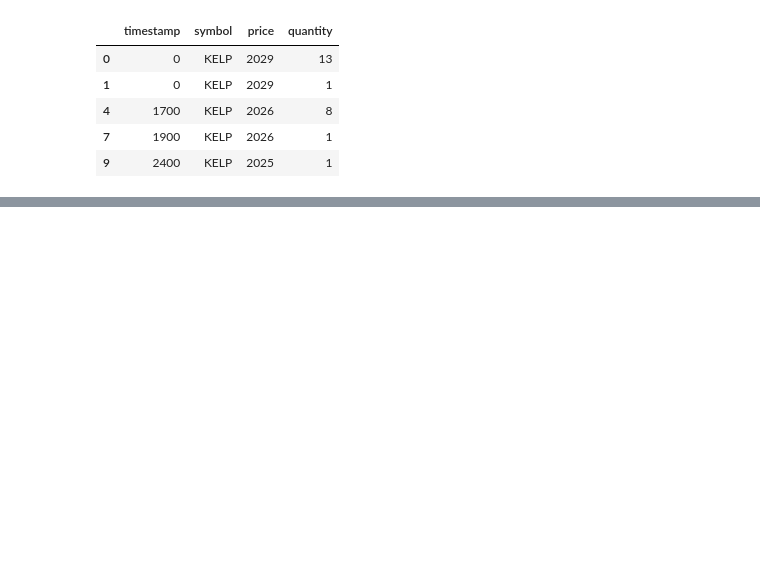
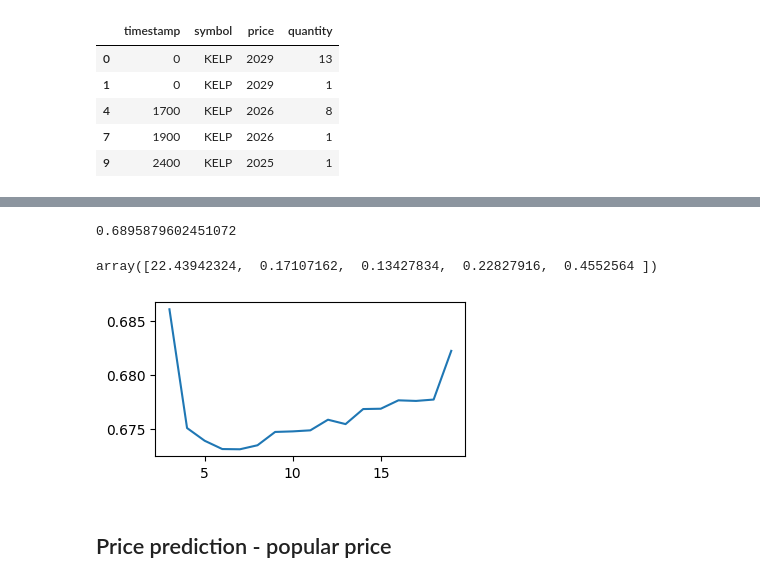
Before and after one commit to aemilani/imc-prosperity-3, a Jupyter notebook: notebooks/tutorial_round.ipynb, the cells around one changed output, grey strips where cells are left out. Drawn from its saved outputs; the diff is of its cells as text; code cells hidden in the pictures; blank space fills up the shorter version.

```diff
--- a/notebooks/tutorial_round.ipynb
+++ b/notebooks/tutorial_round.ipynb
@@ -68,0 +96,11 @@ trades_kelp.head()
+# %%
+n_features = 4
+
+x, y = [], []
+for i in range(len(kelp_mid_prices) - n_features):
+    x.append(kelp_mid_prices[i:i + n_features])
+    y.append(kelp_mid_prices[i + n_features])
+
+x_const = sm.add_constant(x)
+model = sm.OLS(y[:int(0.6 * len(y))], x_const[:int(0.6 * len(y))]).fit()
+print(model.summary())
@@ -68,0 +125,35 @@ trades_kelp.head()
+# %%
+y_pred = model.predict(x_const[int(0.6 * len(y)):])
+err = y[int(0.6 * len(y)):] - y_pred
+rmse = np.mean(err ** 2) ** 0.5
+print(rmse)
+# %% [output]
+0.6895879602451072
+# %%
+model.params
+# %% [output]
+array([22.43942324,  0.17107162,  0.13427834,  0.22827916,  0.4552564 ])
+# %%
+train_ratio = 0.5
+rmse_list = []
+for n_features in range(3, 20):
+    x, y = [], []
+    for i in range(len(kelp_mid_prices) - n_features):
+        x.append(kelp_mid_prices[i:i + n_features])
+        y.append(kelp_mid_prices[i + n_features])
+
+    x_const = sm.add_constant(x)
+    model = sm.OLS(y[:int(train_ratio * len(y))], x_const[:int(train_ratio * len(y))]).fit()
+
+    y_pred = model.predict(x_const[int(train_ratio * len(y)):])
+    err = y[int(train_ratio * len(y)):] - y_pred
+    rmse = np.mean(err ** 2) ** 0.5
+    rmse_list.append(rmse)
+
+plt.figure(figsize=(4, 2))
+plt.plot(range(3, 20), rmse_list)
+plt.show()
+# %% [output]
+[figure, added]
+# %% [markdown]
+## Price prediction - popular price
```
Also changed, not shown: parts of 18 cells of this notebook, 1 other file.
